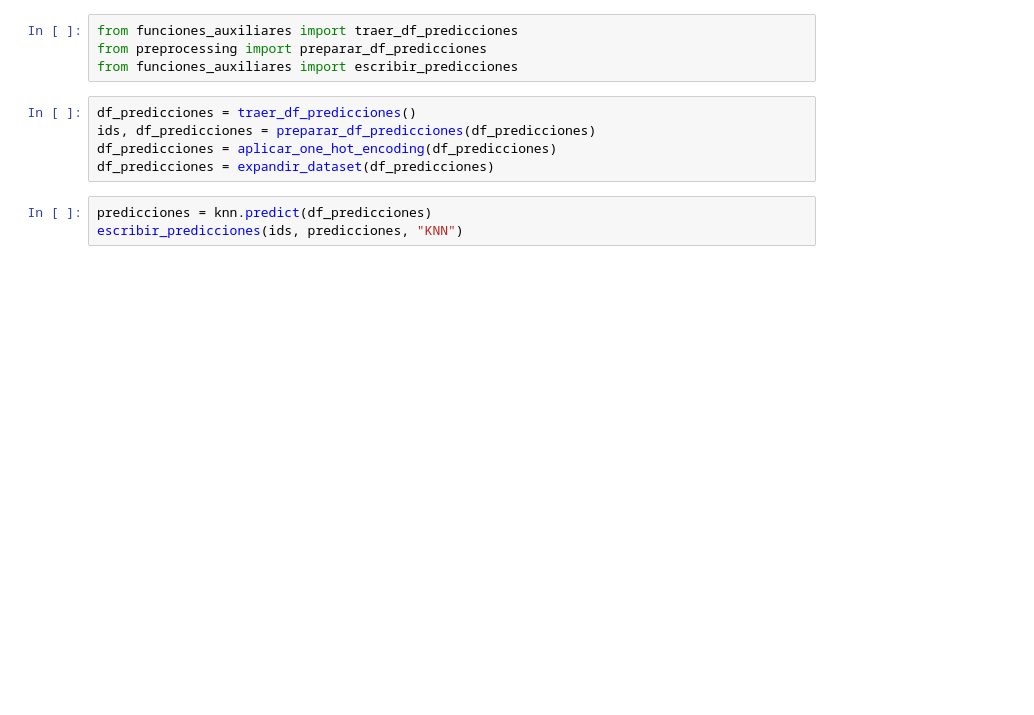
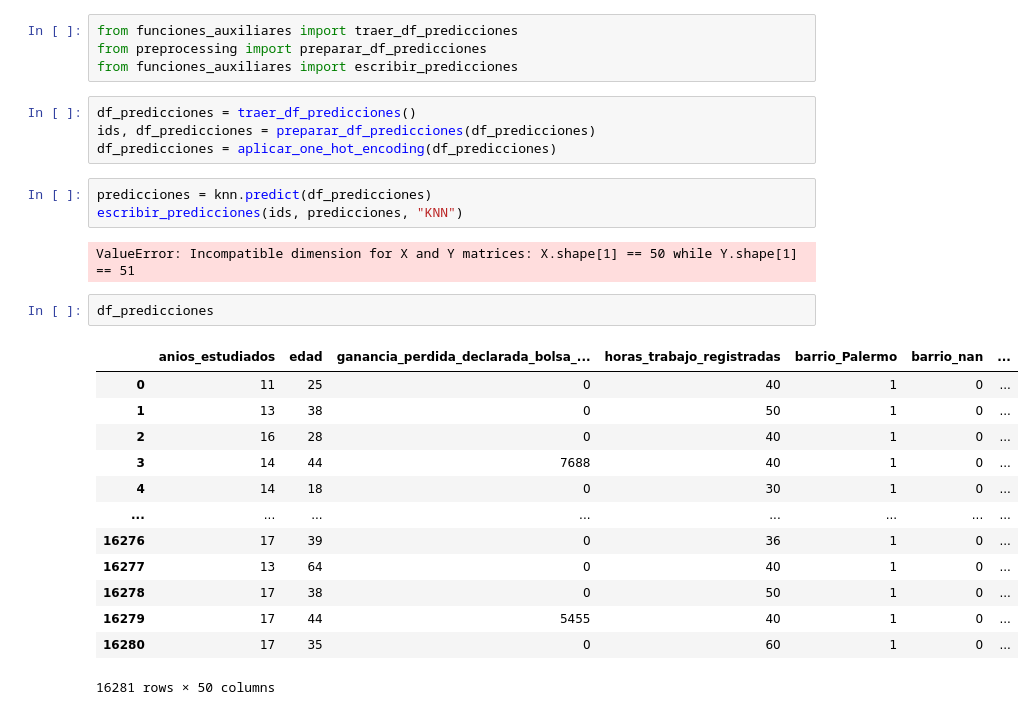
Before and after one commit to MateoCraviotto/Organizacion-de-datos-fiuba-1, a Jupyter notebook: TP2/KNN.ipynb, the cells around one changed output. Saved outputs shown, nothing was run; the diff lists cells and outputs as text; blank space fills up the shorter version.

```diff
--- a/TP2/KNN.ipynb
+++ b/TP2/KNN.ipynb
@@ -187,7 +187,24 @@ from funciones_auxiliares import escribir_predicciones
 df_predicciones = traer_df_predicciones()
 ids, df_predicciones = preparar_df_predicciones(df_predicciones)
 df_predicciones = aplicar_one_hot_encoding(df_predicciones)
-df_predicciones = expandir_dataset(df_predicciones)
 # %%
 predicciones = knn.predict(df_predicciones)
 escribir_predicciones(ids, predicciones, "KNN")
+# %% [output]
+ValueError: Incompatible dimension for X and Y matrices: X.shape[1] == 50 while Y.shape[1] == 51
+# %%
+df_predicciones
+# %% [output]
+|  | anios_estudiados | edad | ganancia_perdida_declarada_bolsa_... | horas_trabajo_registradas | barrio_Palermo | barrio_nan | ... |
+| 0 | 11 | 25 | 0 | 40 | 1 | 0 | ... |
+| 1 | 13 | 38 | 0 | 50 | 1 | 0 | ... |
+| 2 | 16 | 28 | 0 | 40 | 1 | 0 | ... |
+| 3 | 14 | 44 | 7688 | 40 | 1 | 0 | ... |
+| 4 | 14 | 18 | 0 | 30 | 1 | 0 | ... |
+| ... | ... | ... | ... | ... | ... | ... | ... |
+| 16276 | 17 | 39 | 0 | 36 | 1 | 0 | ... |
+| 16277 | 13 | 64 | 0 | 40 | 1 | 0 | ... |
+| 16278 | 17 | 38 | 0 | 50 | 1 | 0 | ... |
+| 16279 | 17 | 44 | 5455 | 40 | 1 | 0 | ... |
+| 16280 | 17 | 35 | 0 | 60 | 1 | 0 | ... |
+16281 rows × 50 columns
```
Also changed, not shown: parts of 9 cells of this notebook.
